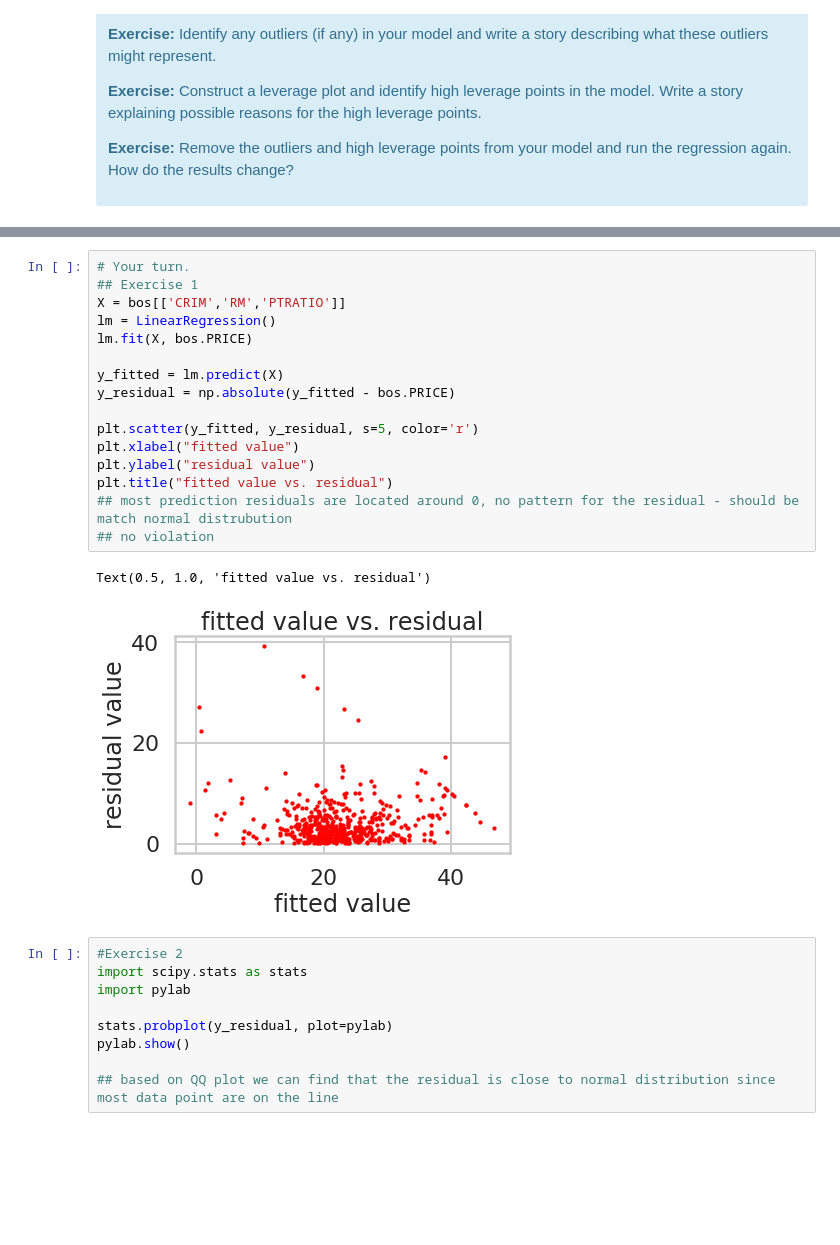
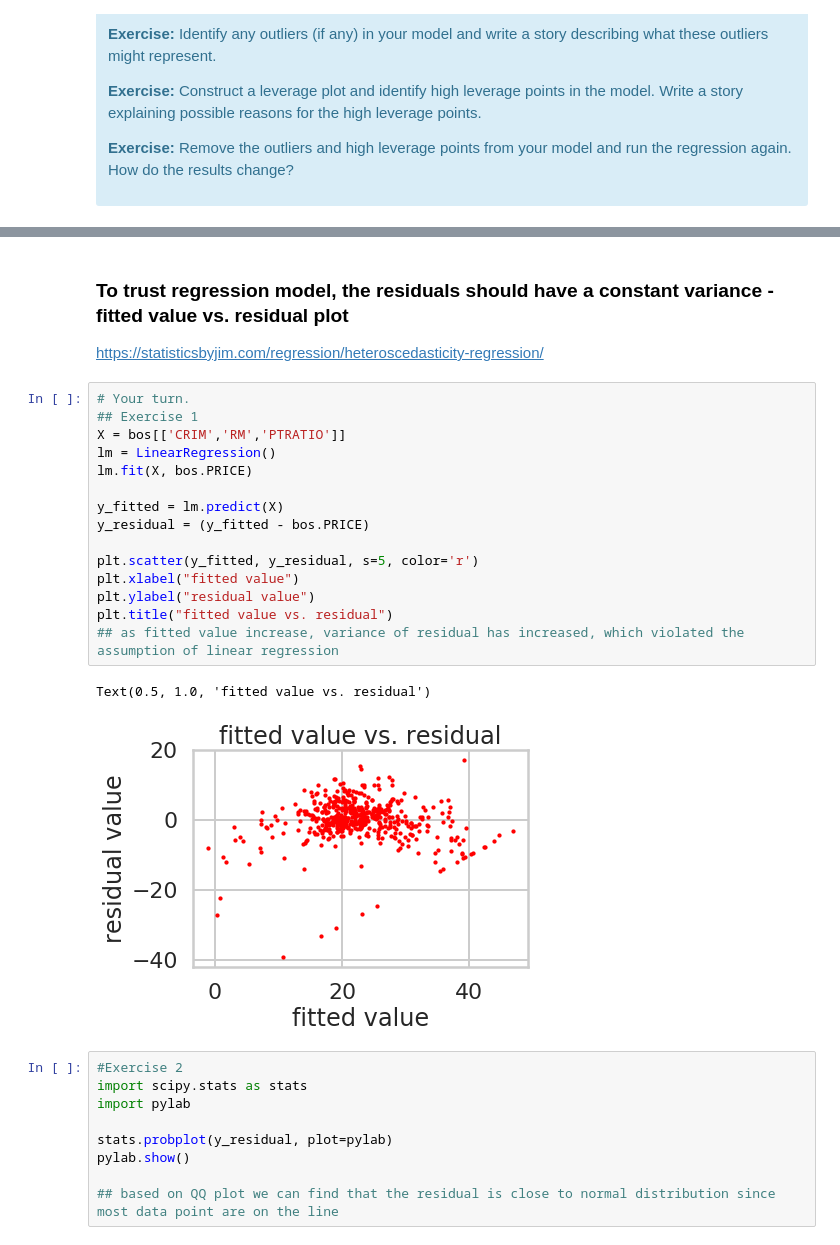
Before and after one commit to BoshengW/SpringBoard, a Jupyter notebook: Unit8_mini_project/Mini_Project_Linear_Regression.ipynb, the cells around one changed output, grey strips where cells are left out. Cells and saved outputs as stored; diff of their text form; blank space fills up the shorter version.

Commit message:
modify linear regression

```diff
--- a/Unit8_mini_project/Mini_Project_Linear_Regression.ipynb
+++ b/Unit8_mini_project/Mini_Project_Linear_Regression.ipynb
@@ -928,22 +924,24 @@ There are some other issues that are important investigate with linear regressio
+# %% [markdown]
+### To trust regression model, the residuals should have a constant variance - fitted value vs. residual plot
+https://statisticsbyjim.com/regression/heteroscedasticity-regression/
 # %%
 # Your turn.
 ## Exercise 1
 X = bos[['CRIM','RM','PTRATIO']]
 lm = LinearRegression()
 lm.fit(X, bos.PRICE)
 
 y_fitted = lm.predict(X)
-y_residual = np.absolute(y_fitted - bos.PRICE)
+y_residual = (y_fitted - bos.PRICE)
 
 plt.scatter(y_fitted, y_residual, s=5, color='r')
 plt.xlabel("fitted value")
 plt.ylabel("residual value")
 plt.title("fitted value vs. residual")
-## most prediction residuals are located around 0, no pattern for the residual - should be match normal distrubution
-## no violation
+## as fitted value increase, variance of residual has increased, which violated the assumption of linear regression
 # %% [output]
 Text(0.5, 1.0, 'fitted value vs. residual')
-[figure, old version]
+[figure, new version]
 # %%
 #Exercise 2
 import scipy.stats as stats
```
Also changed, not shown: parts of 12 cells of this notebook.
